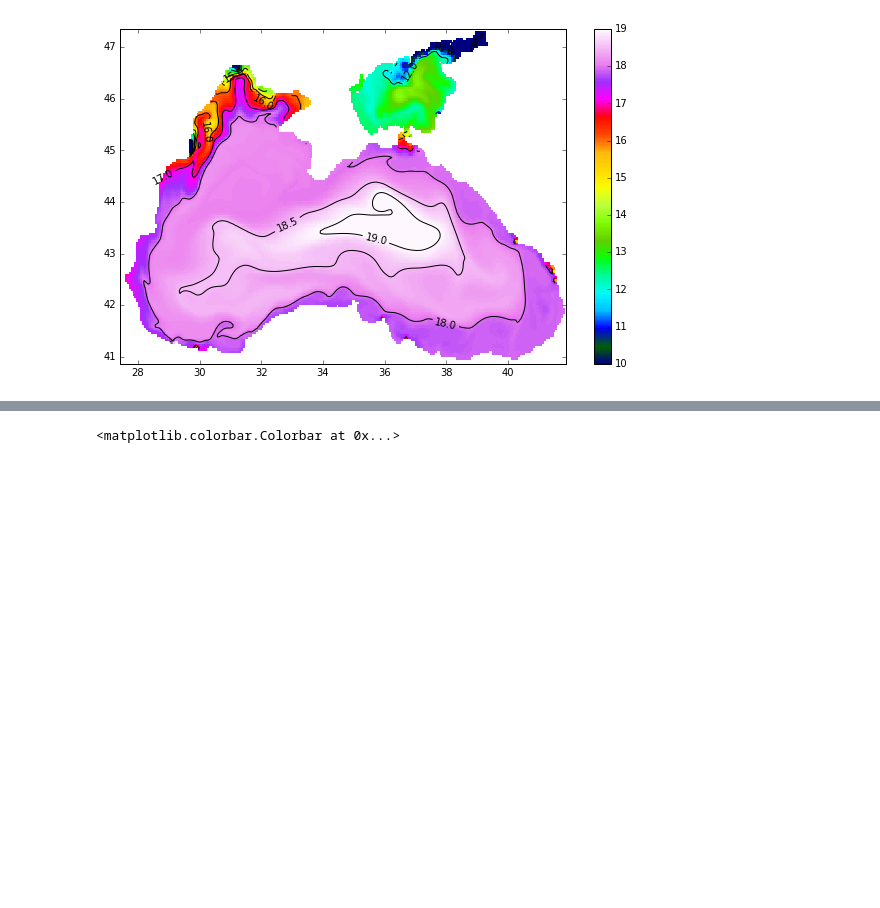
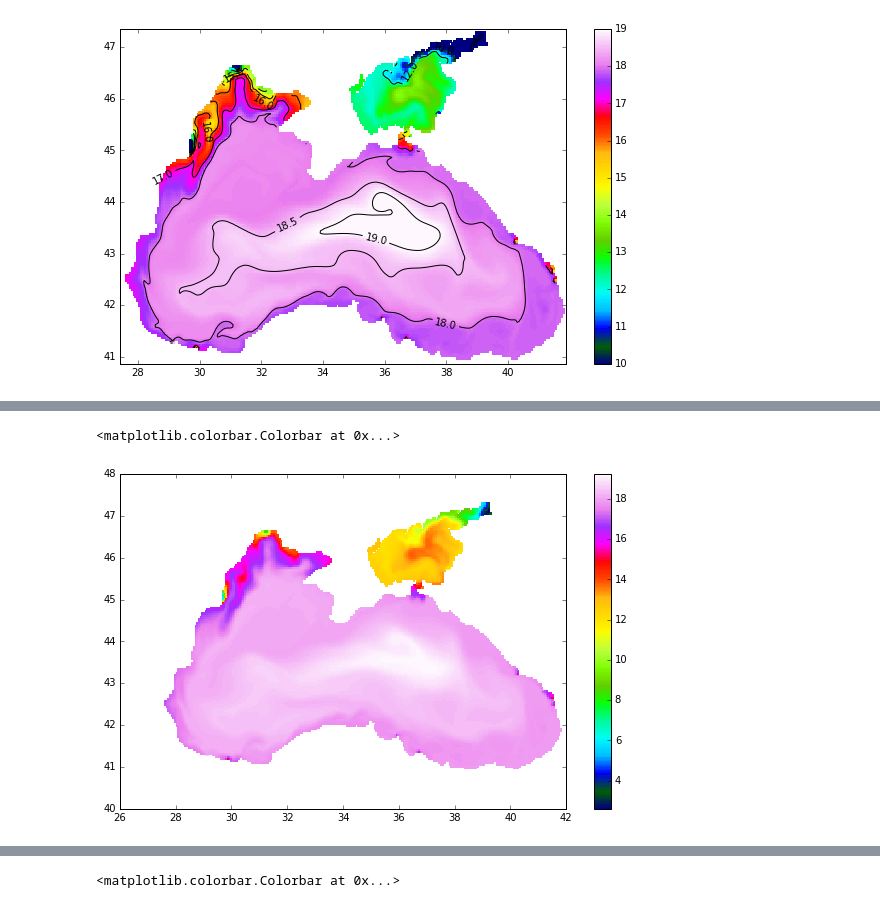
Before and after one commit to amizyuk/pyMHI, a Jupyter notebook: Meeting_04/Meeting_04.ipynb, the cells around one changed output, grey strips where cells are left out. Saved outputs shown, nothing was run; the diff lists cells and outputs as text; code cells hidden in the pictures; blank space fills up the shorter version.

```diff
--- a/Meeting_04/Meeting_04.ipynb
+++ b/Meeting_04/Meeting_04.ipynb
@@ -301,5 +234,15 @@ plt.colorbar(pc)
 # %%
 from matplotlib.colors import PowerNorm, LogNorm
+# %%
+fig = plt.figure(figsize=(10,6))
+ax = plt.axes()
+pc = ax.pcolor(lon,lat,s0,cmap = plt.cm.gist_ncar)
+#cc = ax.contour(lon,lat,s0,levels=[4,5,6,10,12,14,15,16,17,18,18.5,19],colors='k')
+#plt.clabel(cc,fmt='%3.1f')
+plt.colorbar(pc)
+# %% [output]
+<matplotlib.colorbar.Colorbar at 0x...>
+[figure, added]
 # %%
 fig = plt.figure(figsize=(10,6))
 ax = plt.axes()
```
Also changed, not shown: parts of 42 cells of this notebook, 3 other files.
